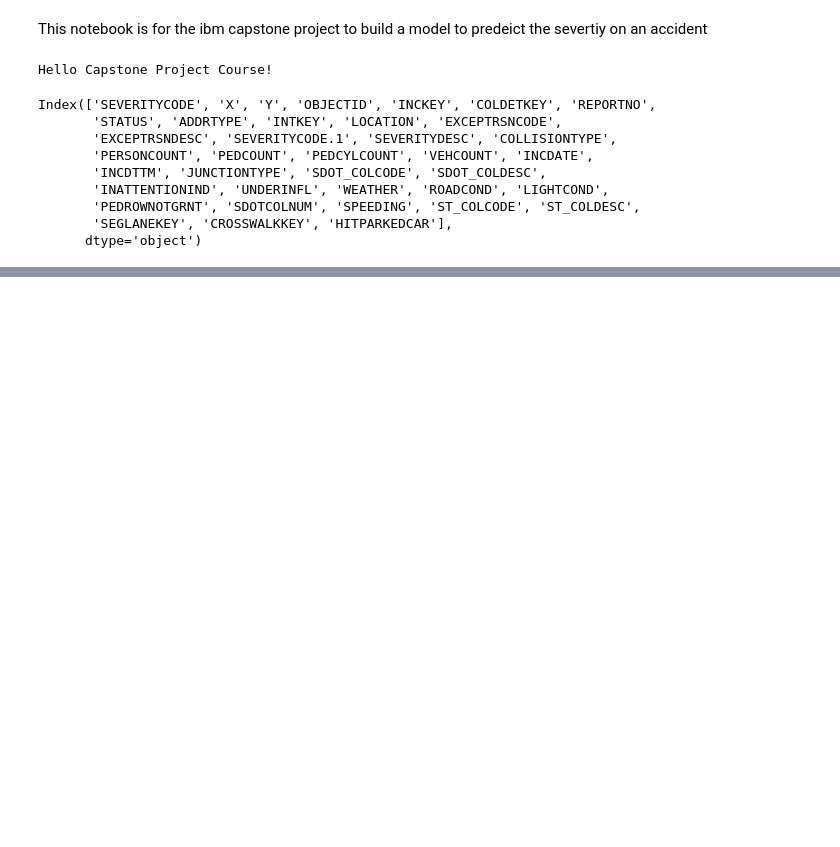
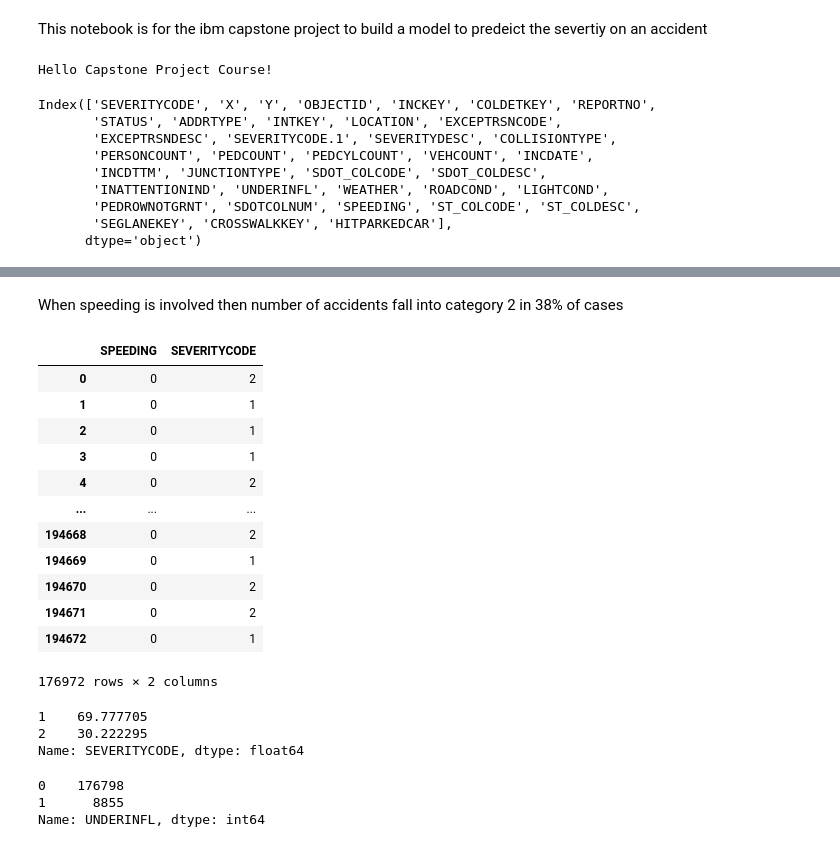
Before and after one commit to hammadyaqoob1985/ibm_capstone_project, a Jupyter notebook: capstone_project.ipynb, the cells around one changed output, grey strips where cells are left out. Drawn from its saved outputs; the diff is of its cells as text; code cells hidden in the pictures; blank space fills up the shorter version.

```diff
--- a/capstone_project.ipynb
+++ b/capstone_project.ipynb
@@ -43,0 +95,33 @@ df_relevant.describe(include = "all")
+# %% [markdown]
+When speeding is involved then number of accidents fall into category 2 in 38% of cases
+# %%
+df_not_speeding_severity = df_relevant[['SPEEDING','SEVERITYCODE']]
+df_not_speeding_severity = df_not_speeding_severity[df_not_speeding_severity['SPEEDING'] == 0]
+df_not_speeding_severity
+# %% [output]
+|  | SPEEDING | SEVERITYCODE |
+| 0 | 0 | 2 |
+| 1 | 0 | 1 |
+| 2 | 0 | 1 |
+| 3 | 0 | 1 |
+| 4 | 0 | 2 |
+| ... | ... | ... |
+| 194668 | 0 | 2 |
+| 194669 | 0 | 1 |
+| 194670 | 0 | 2 |
+| 194671 | 0 | 2 |
+| 194672 | 0 | 1 |
+176972 rows × 2 columns
+# %%
+df_not_speeding_severity['SEVERITYCODE'].value_counts(normalize=True) * 100
+# %% [output]
+1    69.777705
+2    30.222295
+Name: SEVERITYCODE, dtype: float64
+# %%
+df_underinfluence = df_relevant[['UNDERINFL']]
+df_underinfluence['UNDERINFL'].value_counts()
+# %% [output]
+0    176798
+1      8855
+Name: UNDERINFL, dtype: int64
```
Also changed, not shown: parts of 24 cells of this notebook, 1 other file.
